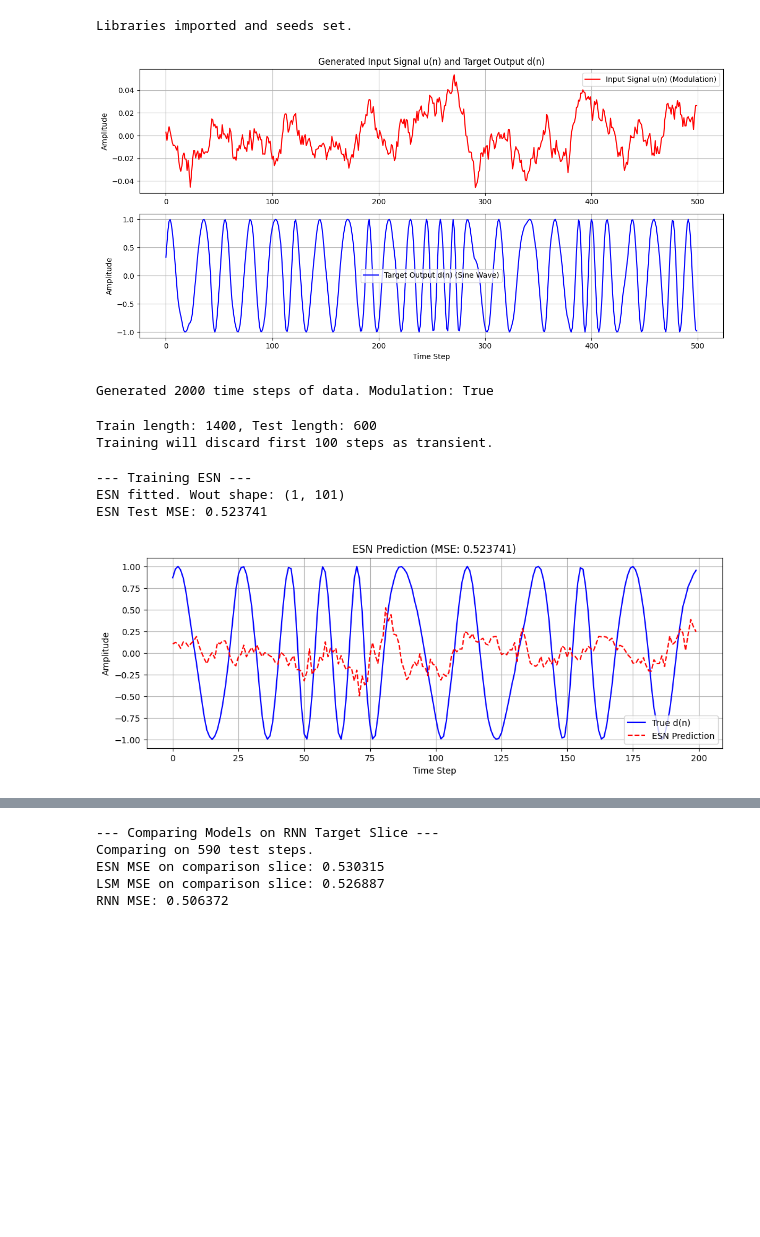
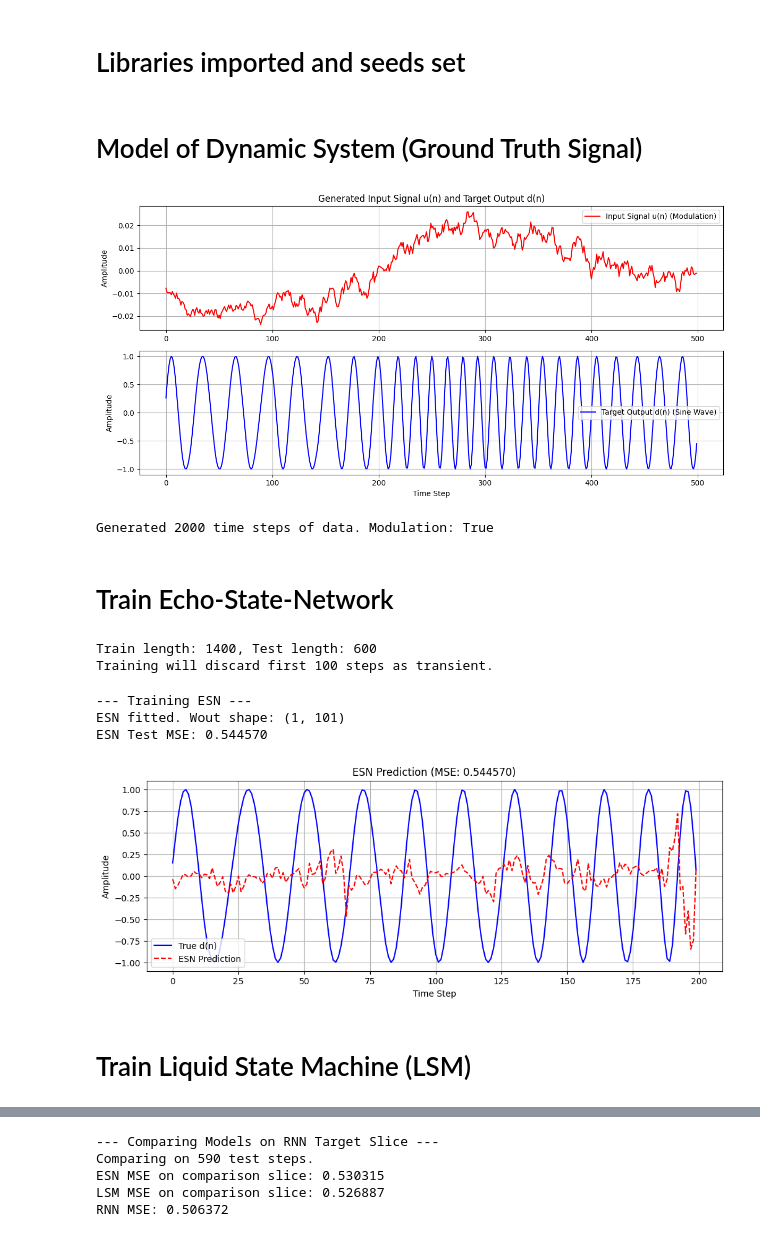
Before and after one commit to TAUforPython/Reservoir-Computing, a Jupyter notebook: example RNN ESN LSM for sine generator.ipynb, the cells around one changed output, grey strips where cells are left out. Drawn from its saved outputs; the diff is of its cells as text; code cells hidden in the pictures; blank space fills up the shorter version.

```diff
--- a/example RNN ESN LSM for sine generator.ipynb
+++ b/example RNN ESN LSM for sine generator.ipynb
@@ -1,24 +1,20 @@
 # %% [markdown]
 <a href="https://colab.research.google.com/github/TAUforPython/Reservoir-Computing/blob/master/example%20RNN%20ESN%20LSM%20for%20sine%20generator.ipynb" target="_parent"><img src="https://colab.research.google.com/assets/colab-badge.svg" alt="Open In Colab"/></a>
+# %% [markdown]
+# Libraries imported and seeds set
 # %%
-# --- Google Colab Setup ---
-# No need to install specific packages for basic RNNs or numpy/matplotlib in Colab
-# ESN and LSM are implemented from scratch using numpy for clarity
 import numpy as np
 import matplotlib.pyplot as plt
 from sklearn.metrics import mean_squared_error
 import random
 
 # Set random seeds for reproducibility
-seed_value = 42
+seed_value = 37
 np.random.seed(seed_value)
 random.seed(seed_value)
-
-print("Libraries imported and seeds set.")
-# %% [output]
-Libraries imported and seeds set.
+# %% [markdown]
+# Model of Dynamic System (Ground Truth Signal)
 # %%
-# --- 1. Model of Dynamic System (Ground Truth Signal) ---
 # We'll create a tunable sine wave generator as the ground truth.
 # The frequency can be adjusted by an input signal u(n).
 
@@ -58,39 +54,41 @@ freq_modulation = True # Set to True for the tunable generator example
 # For modulation, we need an input signal u(n)
 if freq_modulation:
     # Create a slowly varying input signal for frequency modulation
-    u_raw = np.random.uniform(-0.15, 0.15, total_length)
+    u_raw = (np.random.uniform(-0.5, 0.5, total_length))
     # Smooth the input signal to avoid abrupt frequency changes
-    window_len = 20
+    window_len = 200
     u_smooth = np.convolve(u_raw, np.ones(window_len)/window_len, mode='same')
     u_input = u_smooth.reshape(-1, 1) # Shape (total_length, 1)
 else:
     u_input = np.zeros((total_length, 1)) # Constant input if no modulation
 
 # --- Generate Target Output Signal d(n) ---
 d_target = generate_sine_data(total_length, base_freq=base_frequency, freq_modulation=freq_modulation, u_signal=u_input)
 
 # Plot the generated signals
 plt.figure(figsize=(12, 6))
 plt.subplot(2, 1, 1)
 if freq_modulation:
     plt.plot(u_input[:500], label='Input Signal u(n) (Modulation)', color='red')
 plt.title('Generated Input Signal u(n) and Target Output d(n)')
 plt.ylabel('Amplitude')
 plt.legend()
 plt.grid(True)
 
 plt.subplot(2, 1, 2)
 plt.plot(d_target[:500], label='Target Output d(n) (Sine Wave)', color='blue')
 plt.xlabel('Time Step')
 plt.ylabel('Amplitude')
 plt.legend()
 plt.grid(True)
 
 plt.tight_layout()
 plt.show()
 
 print(f"Generated {total_length} time steps of data. Modulation: {freq_modulation}")
 # %% [output]
-[figure, old version]
+[figure, new version]
 Generated 2000 time steps of data. Modulation: True
+# %% [markdown]
+# Train Echo-State-Network
 # %%
@@ -117,7 +115,6 @@ print(f"Training will discard first {T0} steps as transient.")
 Train length: 1400, Test length: 600
 Training will discard first 100 steps as transient.
 # %%
-# --- 3. Training Echo State Network (ESN) ---
 class EchoStateNetwork:
     def __init__(self, n_inputs, n_reservoir, n_outputs, spectral_radius=0.95,
                  input_scaling=1.0, reservoir_scaling=1.0, leak_rate=1.0, random_state=42):
@@ -315,6 +312,8 @@ plt.show()
 # %% [output]
 --- Training ESN ---
 ESN fitted. Wout shape: (1, 101)
-ESN Test MSE: 0.523741
+ESN Test MSE: 0.544570
-[figure, old version]
+[figure, new version]
+# %% [markdown]
+# Train Liquid State Machine (LSM)
 # %%
```
Also changed, not shown: parts of 6 cells of this notebook.
